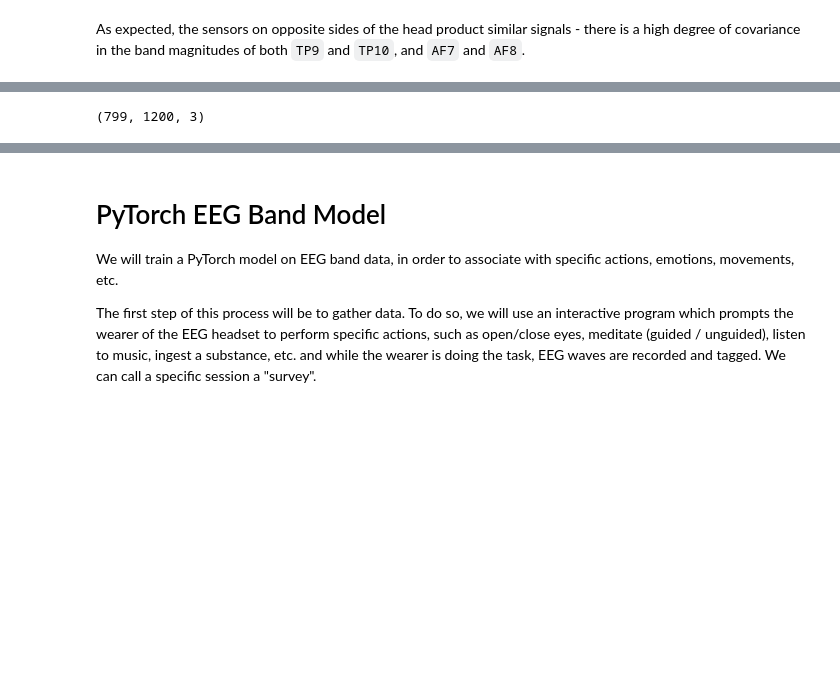
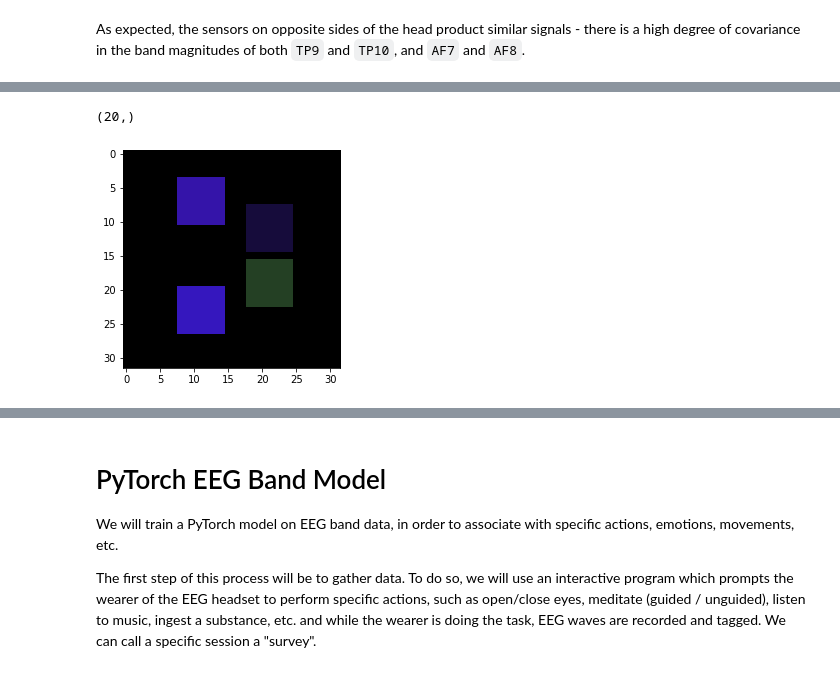
Before and after one commit to jaredloomis/neurothink, a Jupyter notebook: EEG/Muse-EEG.ipynb, the cells around one changed output, grey strips where cells are left out. Drawn from its saved outputs; the diff is of its cells as text; code cells hidden in the pictures; blank space fills up the shorter version.

Commit message:
More-or-less working CNN trained on raw EEG

```diff
--- a/EEG/Muse-EEG.ipynb
+++ b/EEG/Muse-EEG.ipynb
@@ -413,14 +166,49 @@ IndexError: index 20 is out of bounds for axis 3 with size 20
-# %%
-infile = "./data/EEG-10-10.png"
-try:
-    # Read image
-    im = io.imread(infile)
-    # Drop alpha
-    im = im[:, :, 0:3]
-    print(im.shape)
-    #im.save(outfile)
-except OSError:
-    print("cannot convert", infile)
-# %% [output]
-(799, 1200, 3)
+# %%
+import torch
+import torch.nn as nn
+import torch.nn.functional as F
+from torch.utils.data.dataset import Dataset
+from torch.utils.data import DataLoader
+from sklearn.model_selection import train_test_split
+
+class EEGImagesDataset(Dataset):
+    """EEGLearn Images Dataset from EEG."""
+
+    def __init__(self, image, label):
+        self.label = label
+        self.Images = image
+
+    def __len__(self):
+        return len(self.label)
+
+    def __getitem__(self, idx):
+        if torch.is_tensor(idx):
+            idx = idx.tolist()
+        image = self.Images[idx]
+        label = self.label[idx]
+        sample = (image, label)
+
+        return sample
+
+eeg_images = imgs
+eeg_labels = np.zeros((eeg_images.shape[0],))
+
+eeg_images_train, eeg_images_test, eeg_labels_train, eeg_labels_test =\
+    train_test_split(eeg_images, eeg_labels, shuffle=False)
+
+eeg_images_train = EEGImagesDataset(eeg_images_train, eeg_labels_train)
+eeg_images_test = EEGImagesDataset(eeg_images_test, eeg_labels_test)
+
+train_dataloader = DataLoader(eeg_images_train, batch_size=64, shuffle=True)
+test_dataloader = DataLoader(eeg_images_test, batch_size=64, shuffle=True)
+
+# Test to make sure the reshape worked
+train_features, train_labels = next(iter(train_dataloader))
+img = train_features[0].squeeze()
+label = train_labels[0]
+plt.imshow(img)
+plt.show()
+# %% [output]
+(20,)
+[figure, added]
 # %%
```
Also changed, not shown: parts of 26 cells of this notebook, 5 other files.
